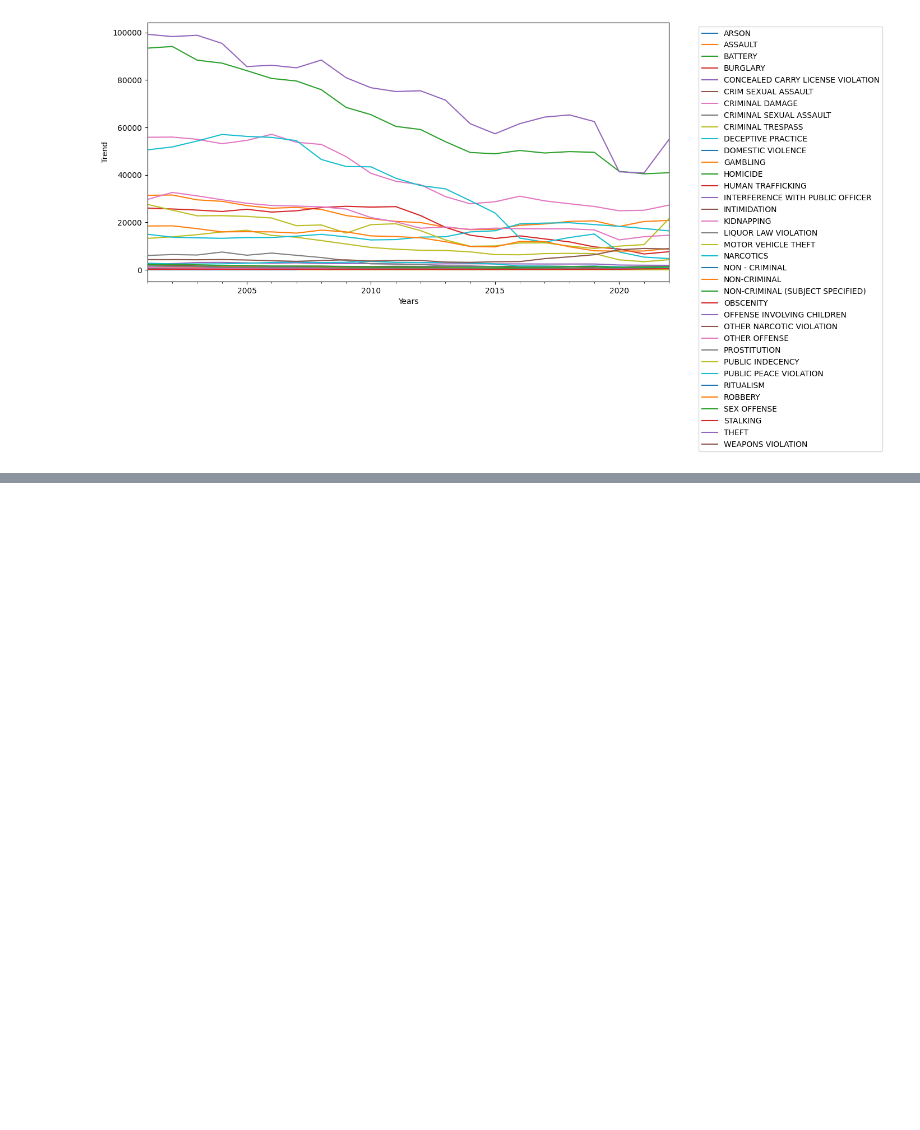
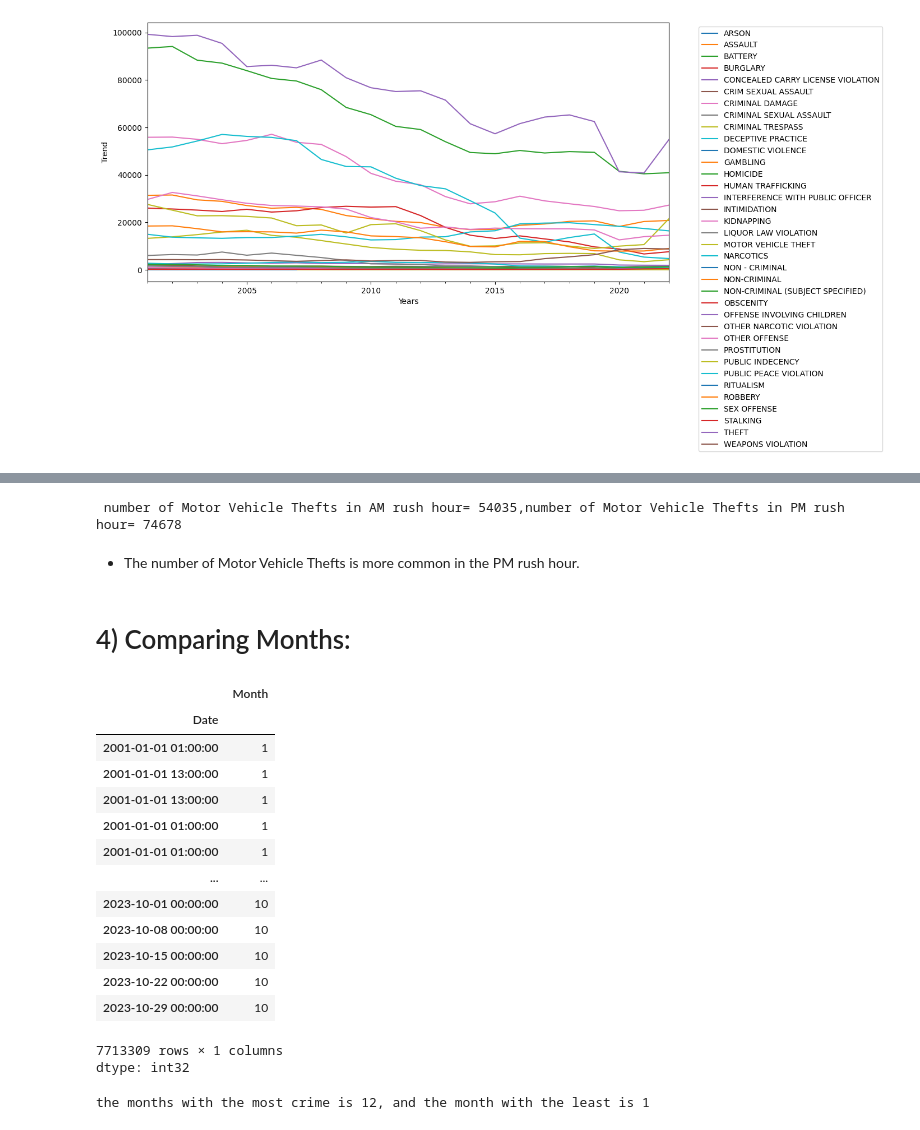
Before and after one commit to Hibashanti/Time-Series-Analysis, a Jupyter notebook: Chicago_Crimes_Core.ipynb, the cells around one changed output, grey strips where cells are left out. Drawn from its saved outputs; the diff is of its cells as text; code cells hidden in the pictures; blank space fills up the shorter version.

```diff
--- a/Chicago_Crimes_Core.ipynb
+++ b/Chicago_Crimes_Core.ipynb
@@ -165,0 +237,38 @@ plt.legend(bbox_to_anchor=(1.05,1),loc="upper left");
+# %%
+# Define the length of each period
+mvt_am_count=len(mvt_am)
+mvt_pm_count=len(mvt_pm)
+print(f' number of Motor Vehicle Thefts in AM rush hour= {mvt_am_count},number of Motor Vehicle Thefts in PM rush hour= {mvt_pm_count}')
+# %% [output]
+ number of Motor Vehicle Thefts in AM rush hour= 54035,number of Motor Vehicle Thefts in PM rush hour= 74678
+# %% [markdown]
+- The number of Motor Vehicle Thefts is more common in the PM rush hour.
+# %% [markdown]
+ # 4) Comparing Months:
+# %%
+# Adding a Month column to the dataset
+df["Month"]=df.index.month
+df["Month"]
+# %% [output]
+|  | Month |
+| Date |  |
+| 2001-01-01 01:00:00 | 1 |
+| 2001-01-01 13:00:00 | 1 |
+| 2001-01-01 13:00:00 | 1 |
+| 2001-01-01 01:00:00 | 1 |
+| 2001-01-01 01:00:00 | 1 |
+| ... | ... |
+| 2023-10-01 00:00:00 | 10 |
+| 2023-10-08 00:00:00 | 10 |
+| 2023-10-15 00:00:00 | 10 |
+| 2023-10-22 00:00:00 | 10 |
+| 2023-10-29 00:00:00 | 10 |
+7713309 rows × 1 columns
+dtype: int32
+# %%
+# What months have the most crime? What months have the least?
+most_month=df["Month"].max()
+least_month=df["Month"].min()
+print(f'the months with the most crime is {most_month}, and the month with the least is {least_month} ')
+# %% [output]
+the months with the most crime is 12, and the month with the least is 1
```
Also changed, not shown: parts of 11 cells of this notebook.
